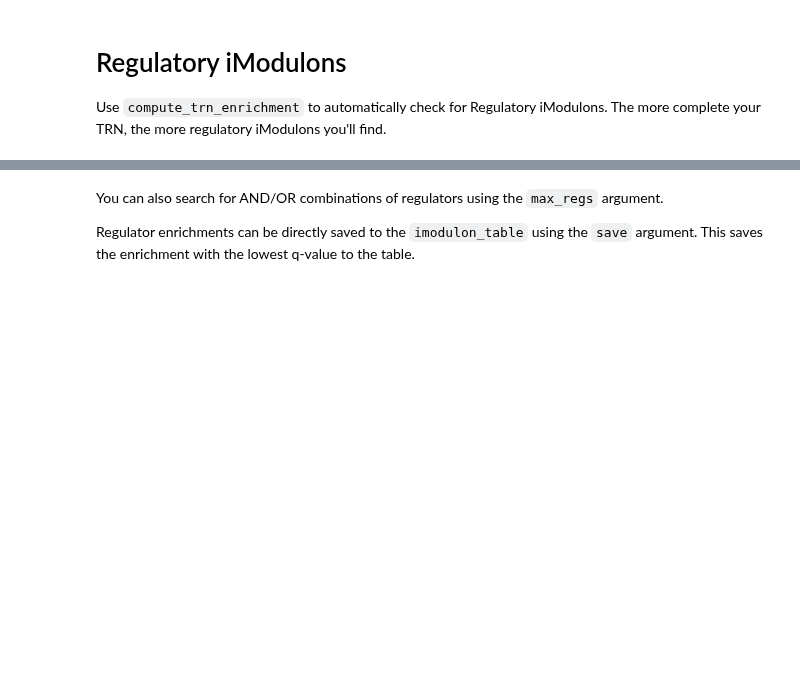
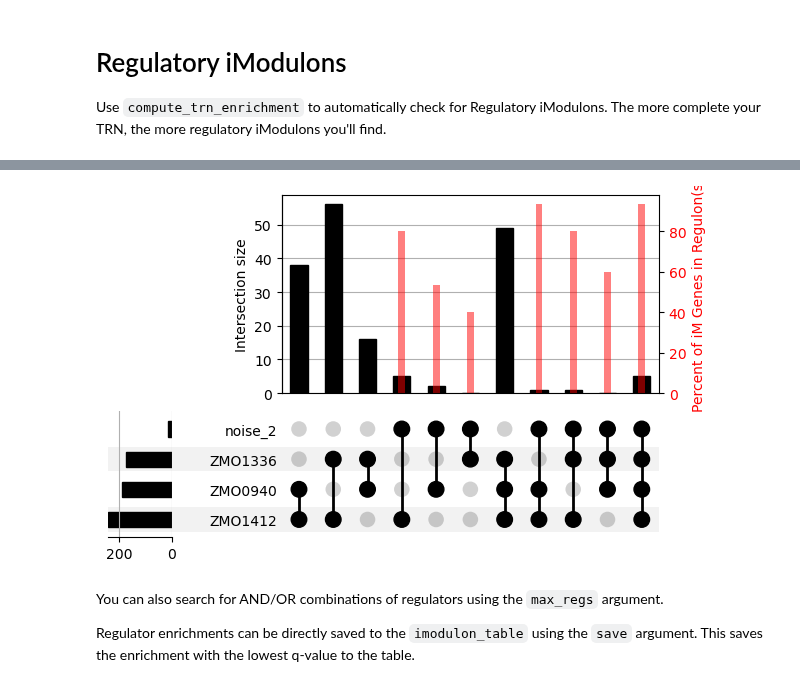
Before and after one commit to cristalzucsd/iModulonMiner, a Jupyter notebook: 5_characterize_iModulons/2_iModulon_characterization.ipynb, the cells around one changed output, grey strips where cells are left out. Saved outputs shown, nothing was run; the diff lists cells and outputs as text; code cells hidden in the pictures; blank space fills up the shorter version.

```diff
--- a/5_characterize_iModulons/2_iModulon_characterization.ipynb
+++ b/5_characterize_iModulons/2_iModulon_characterization.ipynb
@@ -259,8 +243,10 @@ temp
 # %%
 # selection
-iM = 'transport_1'
+iM = 'noise_2'
+max_regs = 3
+
 if True:
-    # Example data - multiple sets
+    # generate data for upset plot
     sets = {}
     reg_to_size = {}
     for reg in temp[temp['imodulon'] == iM].regulator:
@@ -268,7 +254,8 @@ if True:
         reg_to_size.update({reg : len(targets)})
     for reg in [k for k, _ in sorted(reg_to_size.items(), key = lambda k : -k[1])]:
         targets = set(df_trn[df_trn['regulator'] == reg].gene_id)
-        sets.update({reg : targets})
+        if len(sets) < max_regs:
+            sets.update({reg : targets})
     sets.update({iM : set(ica_data.view_imodulon(iM).index)})
     plotting_data = from_contents(sets)
     plotting_data = plotting_data.sort_values(list(sets.keys())[::-1], ascending = False)
@@ -277,7 +264,7 @@ if True:
     if len(sets) < 5:
         min_subset_size = 0
     else:
-        min_subset_size = 3
+        min_subset_size = 0
     upset = UpSet(plotting_data, include_empty_subsets=True, min_subset_size=min_subset_size,
                   subset_size='count', max_degree = 5,
                   min_degree=2, sort_by='degree', sort_categories_by='input')
@@ -297,23 +284,23 @@ if True:
             involved_sets = [name for name, included in zip(plotting_data.index.names, combo) if included]
 
             # get the iModulon
-            iM = None
+            iM_use = None
             for opt in involved_sets:
                 if opt in temp.imodulon.values:
-                    iM = opt
+                    iM_use = opt
                 else:
                     union_start = opt
 
-            if iM:
+            if iM_use:
                 # Calculate union of non iM sets
                 union = sets[union_start]
-                for set_name in involved_sets[1:]:
-                    if set_name == iM: continue
+                for set_name in involved_sets:
+                    if set_name == iM_use: continue
                     union = union | sets[set_name]
 
                 # find iM genes that are in union
-                iM_genes_contained = sets[iM] & union
-                overlap_percent = (len(iM_genes_contained) / len(sets[iM])) * 100
+                iM_genes_contained = sets[iM_use] & union
+                overlap_percent = (len(iM_genes_contained) / len(sets[iM_use])) * 100
             else:
                 overlap_percent = 0
 
@@ -324,33 +311,35 @@ if True:
                 for set_name in involved_sets[1:]:
                     intersection = intersection & sets[set_name]
 
                 # Calculate union
                 union = sets[involved_sets[0]]
                 for set_name in involved_sets[1:]:
                     union = union | sets[set_name]
 
                 # Calculate overlap percentage
                 iM = None
                 for opt in involved_sets:
                     if opt in temp.imodulon.values:
                         iM = opt
                 if iM:
                     overlap_percent = (len(intersection) / len(sets[iM])) * 100
                 else:
                     overlap_percent = 0
 
             # Debug print
             #print(f"Bar {i}: {involved_sets} = {len(intersection)} ... {overlap_percent:.2f}%")
 
             # Plot percentage bar
             x_pos = current_ax.patches[i].get_x() + current_ax.patches[i].get_width()/2
             ax2.bar(x_pos, overlap_percent, width=0.2, color='red', alpha=0.5)
 
     # Configure second y-axis (optional)
     ax2.set_ylabel('Percent of iM Genes in Regulon(s)', color='red')
     ax2.tick_params(axis='y', labelcolor='red')
     plt.savefig(base_dir+'/figures/overlaping_sets.pdf', transparent = True)
     plt.show()
+# %% [output]
+[figure, added]
 # %% [markdown]
 You can also search for AND/OR combinations of regulators using the `max_regs` argument.
 
```
Also changed, not shown: parts of 22 cells of this notebook, 16 other files.
